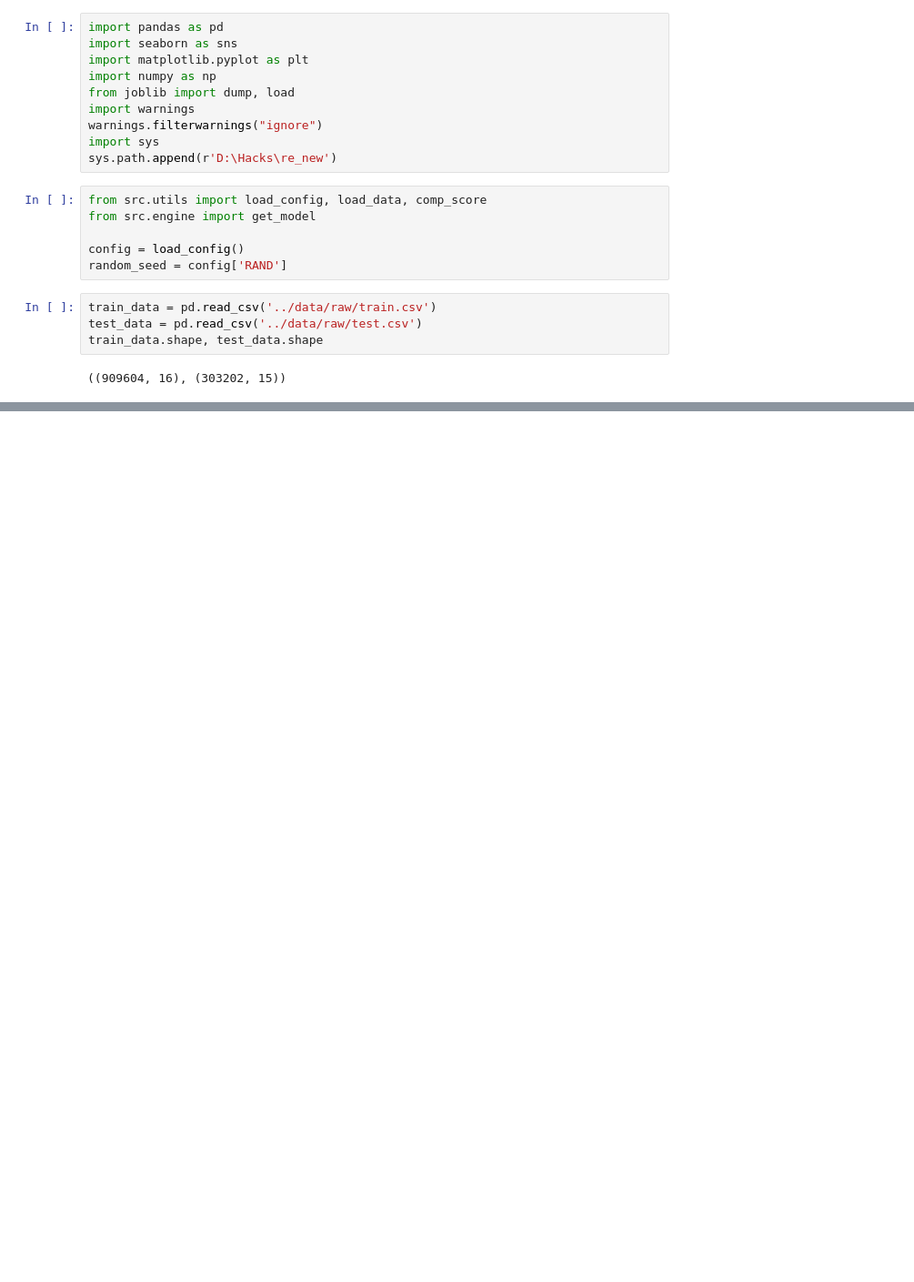
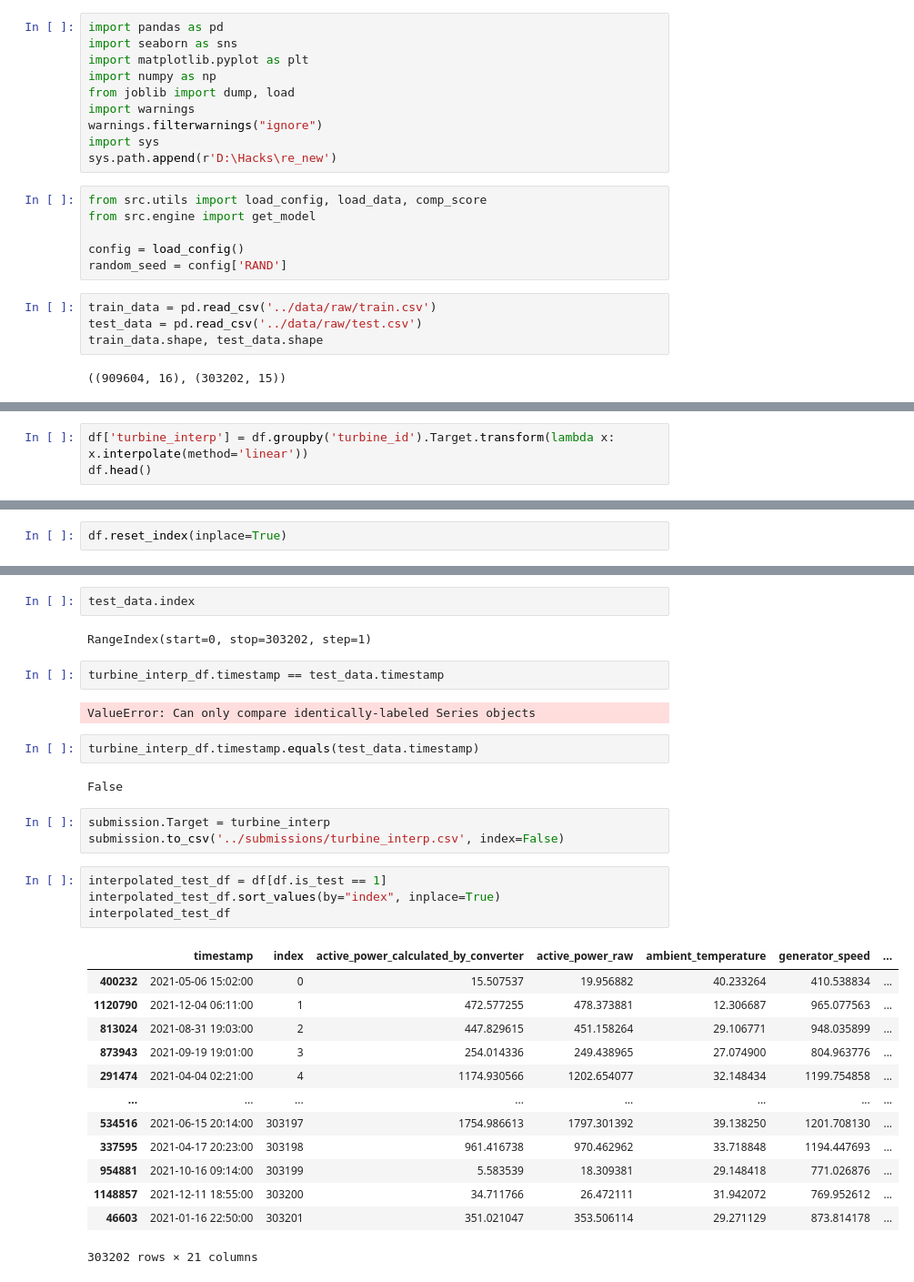
Before and after one commit to k-loki/re_new-machinehack, a Jupyter notebook: notebooks/ft_sel.ipynb, the cells around one changed output, grey strips where cells are left out. Shown: that part at 91% size. Cells and saved outputs as stored; diff of their text form; blank space fills up the shorter version.

```diff
--- a/notebooks/ft_sel.ipynb
+++ b/notebooks/ft_sel.ipynb
@@ -499,0 +134,3 @@ comp_score(req_data['Turbine_108'], preds)
+# %%
+df['turbine_interp'] = df.groupby('turbine_id').Target.transform(lambda x: x.interpolate(method='linear'))
+df.head()
@@ -499,0 +225,2 @@ comp_score(req_data['Turbine_108'], preds)
+# %%
+df.reset_index(inplace=True)
@@ -499,0 +244,33 @@ comp_score(req_data['Turbine_108'], preds)
+# %%
+test_data.index
+# %% [output]
+RangeIndex(start=0, stop=303202, step=1)
+# %%
+turbine_interp_df.timestamp == test_data.timestamp
+# %% [output]
+ValueError: Can only compare identically-labeled Series objects
+# %%
+turbine_interp_df.timestamp.equals(test_data.timestamp)
+# %% [output]
+False
+# %%
+submission.Target = turbine_interp
+submission.to_csv('../submissions/turbine_interp.csv', index=False)
+# %%
+interpolated_test_df = df[df.is_test == 1]
+interpolated_test_df.sort_values(by="index", inplace=True)
+interpolated_test_df
+# %% [output]
+|  | timestamp | index | active_power_calculated_by_converter | active_power_raw | ambient_temperature | generator_speed | ... |
+| 400232 | 2021-05-06 15:02:00 | 0 | 15.507537 | 19.956882 | 40.233264 | 410.538834 | ... |
+| 1120790 | 2021-12-04 06:11:00 | 1 | 472.577255 | 478.373881 | 12.306687 | 965.077563 | ... |
+| 813024 | 2021-08-31 19:03:00 | 2 | 447.829615 | 451.158264 | 29.106771 | 948.035899 | ... |
+| 873943 | 2021-09-19 19:01:00 | 3 | 254.014336 | 249.438965 | 27.074900 | 804.963776 | ... |
+| 291474 | 2021-04-04 02:21:00 | 4 | 1174.930566 | 1202.654077 | 32.148434 | 1199.754858 | ... |
+| ... | ... | ... | ... | ... | ... | ... | ... |
+| 534516 | 2021-06-15 20:14:00 | 303197 | 1754.986613 | 1797.301392 | 39.138250 | 1201.708130 | ... |
+| 337595 | 2021-04-17 20:23:00 | 303198 | 961.416738 | 970.462962 | 33.718848 | 1194.447693 | ... |
+| 954881 | 2021-10-16 09:14:00 | 303199 | 5.583539 | 18.309381 | 29.148418 | 771.026876 | ... |
+| 1148857 | 2021-12-11 18:55:00 | 303200 | 34.711766 | 26.472111 | 31.942072 | 769.952612 | ... |
+| 46603 | 2021-01-16 22:50:00 | 303201 | 351.021047 | 353.506114 | 29.271129 | 873.814178 | ... |
+303202 rows × 21 columns
```
Also changed, not shown: parts of 128 cells of this notebook.
